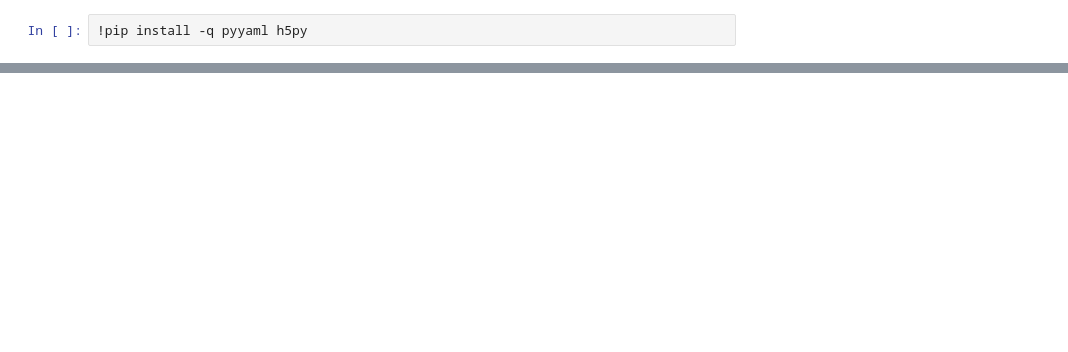
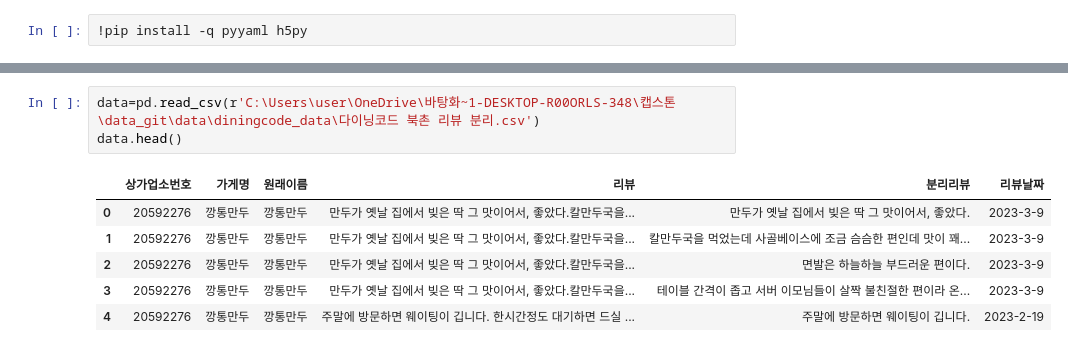
Before and after one commit to TEAM-SMooD/KoBERT_review_sentiment_analysis, a Jupyter notebook: KoBERT.ipynb, the cells around one changed output, grey strips where cells are left out. Drawn from its saved outputs; the diff is of its cells as text; blank space fills up the shorter version.

```diff
--- a/KoBERT.ipynb
+++ b/KoBERT.ipynb
@@ -83,0 +867,10 @@ ModuleNotFoundError: No module named 'tensorflow'
+# %%
+data=pd.read_csv(r'C:\Users\user\OneDrive\바탕화~1-DESKTOP-R00ORLS-348\캡스톤\data_git\data\diningcode_data\다이닝코드 북촌 리뷰 분리.csv')
+data.head()
+# %% [output]
+|  | 상가업소번호 | 가게명 | 원래이름 | 리뷰 | 분리리뷰 | 리뷰날짜 |
+| 0 | 20592276 | 깡통만두 | 깡통만두 | 만두가 옛날 집에서 빚은 딱 그 맛이어서, 좋았다.칼만두국을... | 만두가 옛날 집에서 빚은 딱 그 맛이어서, 좋았다. | 2023-3-9 |
+| 1 | 20592276 | 깡통만두 | 깡통만두 | 만두가 옛날 집에서 빚은 딱 그 맛이어서, 좋았다.칼만두국을... | 칼만두국을 먹었는데 사골베이스에 조금 슴슴한 편인데 맛이 꽤... | 2023-3-9 |
+| 2 | 20592276 | 깡통만두 | 깡통만두 | 만두가 옛날 집에서 빚은 딱 그 맛이어서, 좋았다.칼만두국을... | 면발은 하늘하늘 부드러운 편이다. | 2023-3-9 |
+| 3 | 20592276 | 깡통만두 | 깡통만두 | 만두가 옛날 집에서 빚은 딱 그 맛이어서, 좋았다.칼만두국을... | 테이블 간격이 좁고 서버 이모님들이 살짝 불친절한 편이라 온... | 2023-3-9 |
+| 4 | 20592276 | 깡통만두 | 깡통만두 | 주말에 방문하면 웨이팅이 깁니다. 한시간정도 대기하면 드실 ... | 주말에 방문하면 웨이팅이 깁니다. | 2023-2-19 |
```
Also changed, not shown: parts of 65 cells of this notebook.
